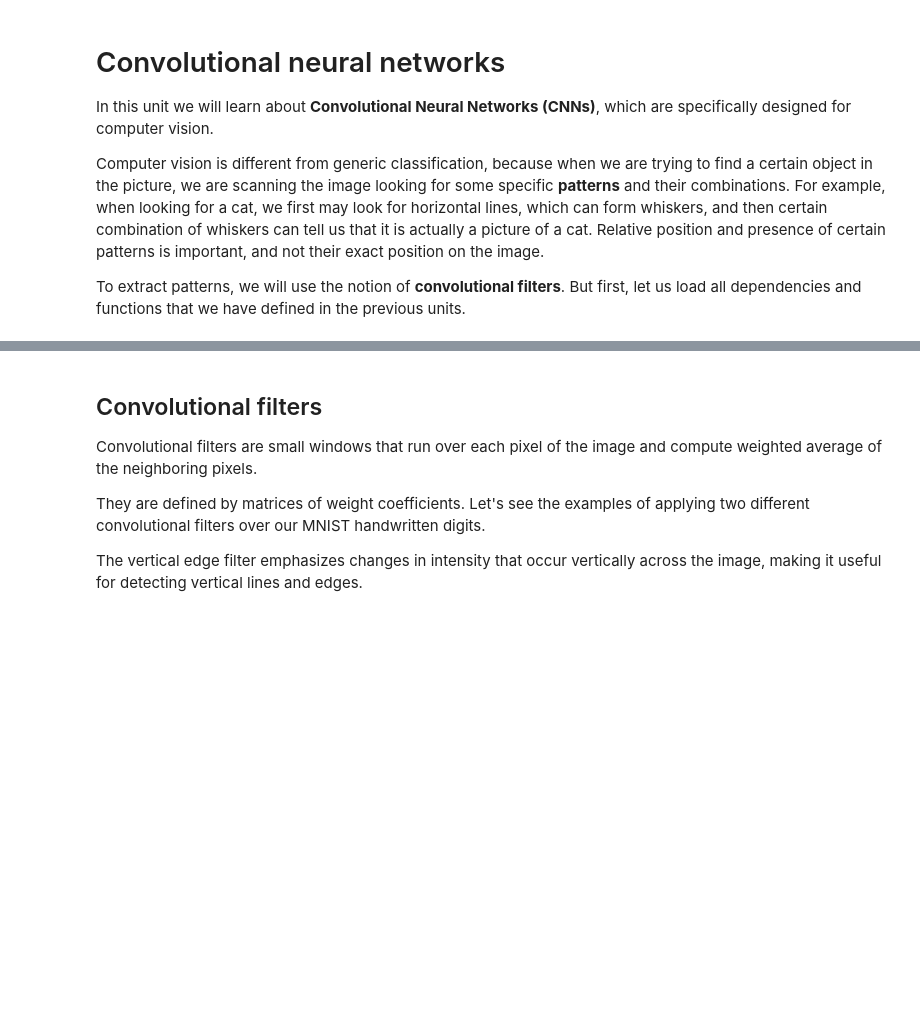
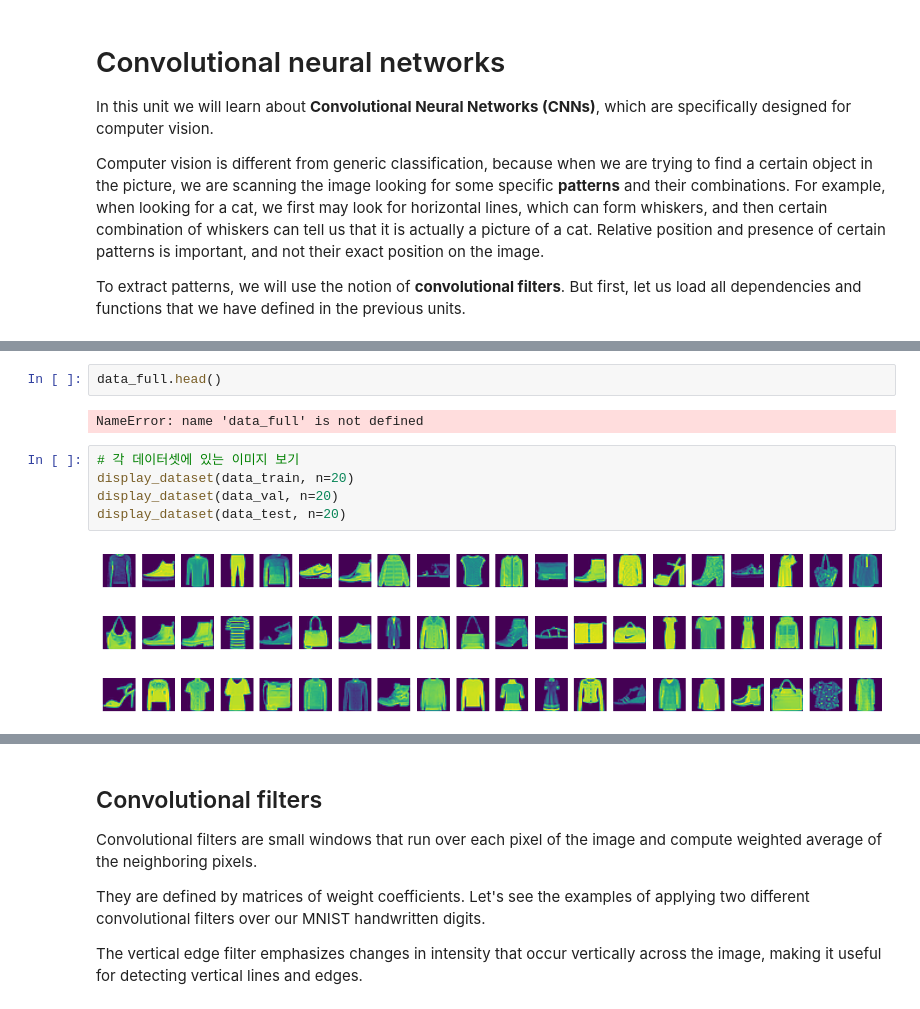
Before and after one commit to Konkuk-Univ-Glocal-Campus/introai202401-midterm-2wnsqo, a Jupyter notebook: ConvNetsPyTorch.ipynb, the cells around one changed output, grey strips where cells are left out. Drawn from its saved outputs; the diff is of its cells as text; blank space fills up the shorter version.

```diff
--- a/ConvNetsPyTorch.ipynb
+++ b/ConvNetsPyTorch.ipynb
@@ -44,3 +45,16 @@ Requirement already satisfied: idna<4,>=2.5 in /home/codespace/.local/lib/python
 Requirement already satisfied: urllib3<3,>=1.21.1 in /usr/local/python/3.10.13/lib/python3.10/site-packages (from requests->pytorchcv) (2.0.7)
 Requirement already satisfied: certifi>=2017.4.17 in /home/codespace/.local/lib/python3.10/site-packages (from requests->pytorchcv) (2024.2.2)
 Note: you may need to restart the kernel to use updated packages.
+# %%
+data_full.head()
+# %% [output]
+NameError: name 'data_full' is not defined
+# %%
+# 각 데이터셋에 있는 이미지 보기
+display_dataset(data_train, n=20)
+display_dataset(data_val, n=20)
+display_dataset(data_test, n=20)
+# %% [output]
+[figure, added]
+[figure, added]
+[figure, added]
```
Also changed, not shown: parts of 8 cells of this notebook, 1 other file.
